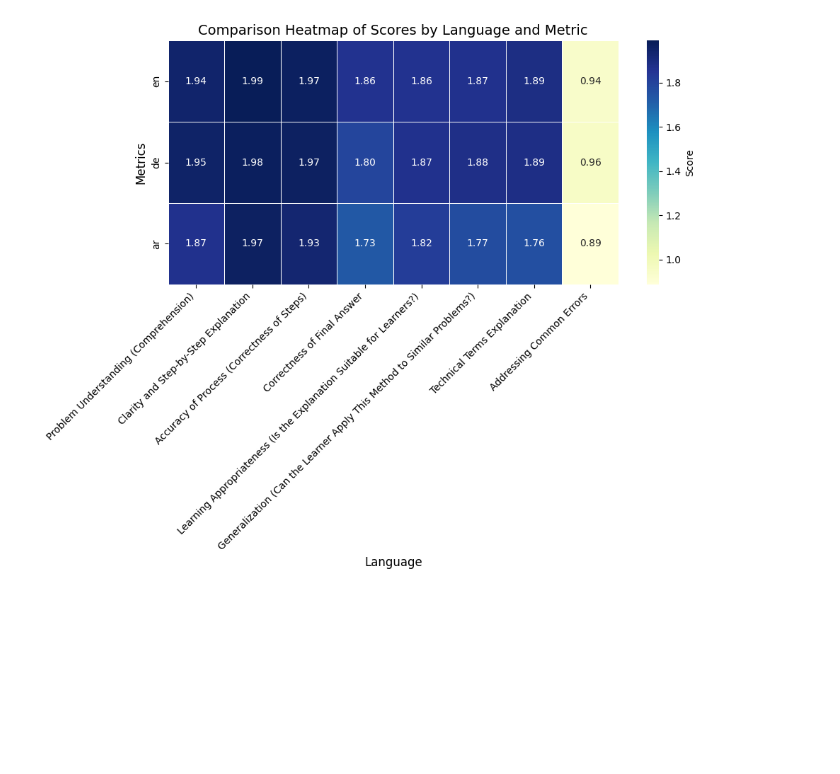
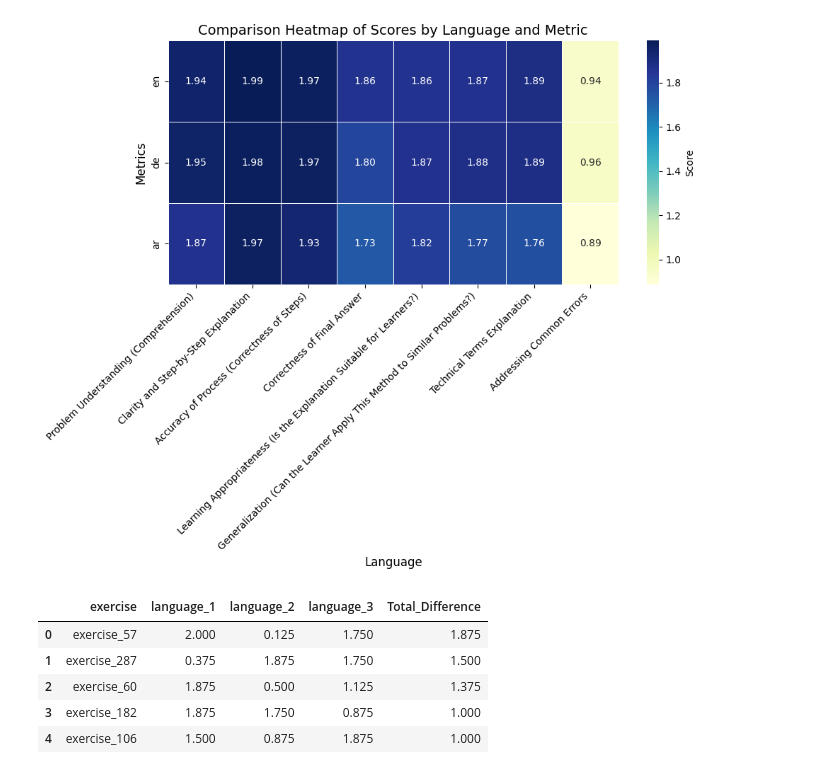
Before and after one commit to iug-htw/solution_evaluator, a Jupyter notebook: test_and_eval_pipeline.ipynb, the cells around one changed output. Drawn from its saved outputs; the diff is of its cells as text; code cells hidden in the pictures; blank space fills up the shorter version.

Commit message:
identifying worst performing exercises

```diff
--- a/test_and_eval_pipeline.ipynb
+++ b/test_and_eval_pipeline.ipynb
@@ -480,0 +464,9 @@ plt.show()
+# %%
+pd.read_csv("most_different_exercises.csv").head()
+# %% [output]
+|  | exercise | language_1 | language_2 | language_3 | Total_Difference |
+| 0 | exercise_57 | 2.000 | 0.125 | 1.750 | 1.875 |
+| 1 | exercise_287 | 0.375 | 1.875 | 1.750 | 1.500 |
+| 2 | exercise_60 | 1.875 | 0.500 | 1.125 | 1.375 |
+| 3 | exercise_182 | 1.875 | 1.750 | 0.875 | 1.000 |
+| 4 | exercise_106 | 1.500 | 0.875 | 1.875 | 1.000 |
```
Also changed, not shown: parts of 5 cells of this notebook, 7 other files.
